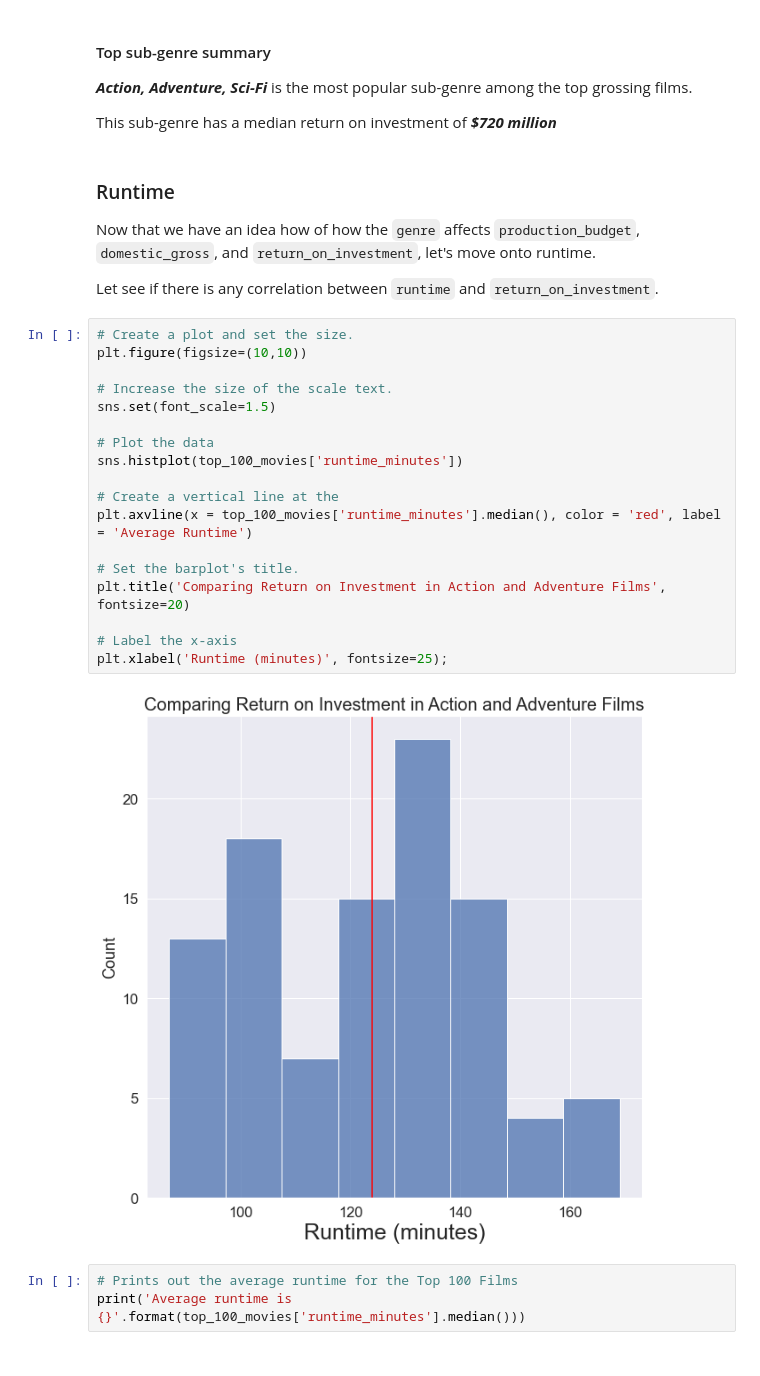
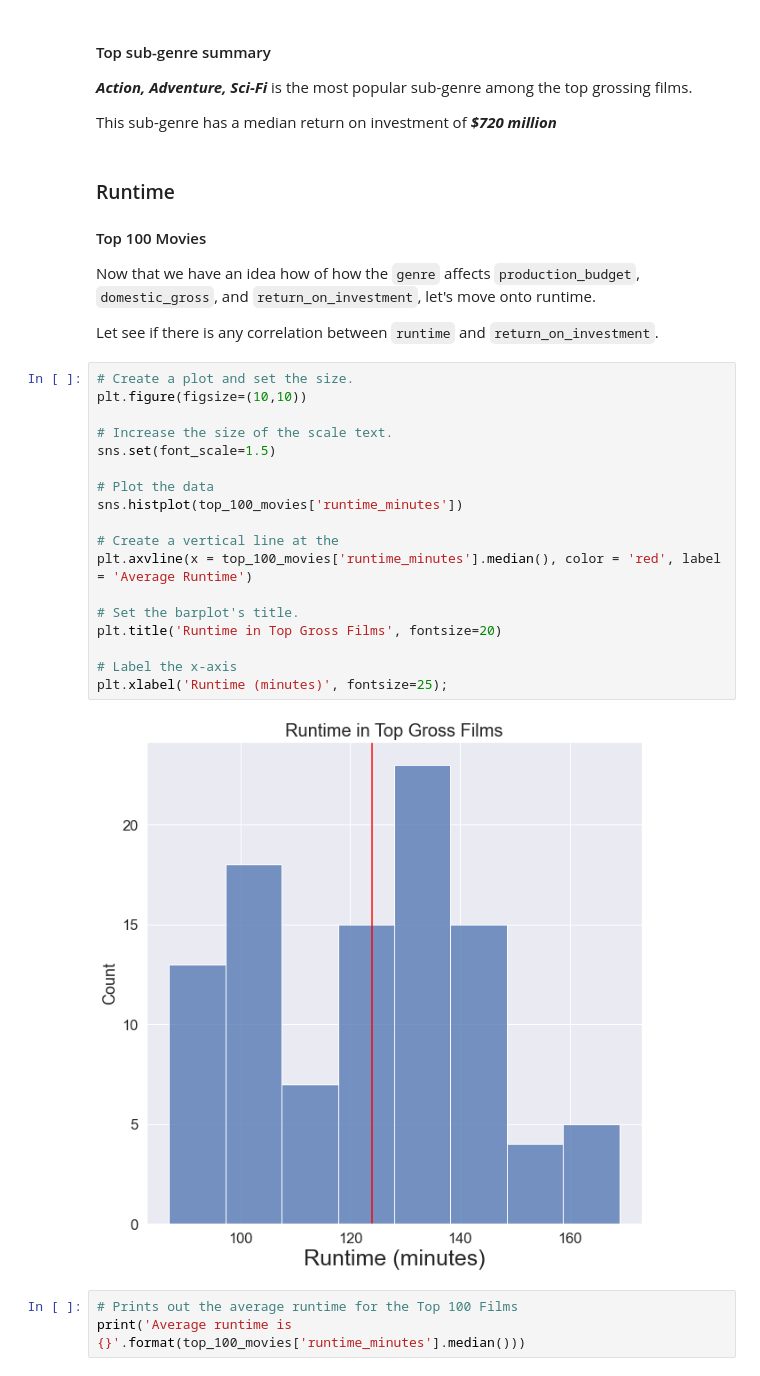
Before and after one commit to rustyb08/phase_1_project, a Jupyter notebook: Microsoft Original Content.ipynb, the cells around one changed output. Drawn from its saved outputs; the diff is of its cells as text.

Commit message:
Update Microsoft Original Content.ipynb
Added runtime vs Action/adventure film information

```diff
--- a/Microsoft Original Content.ipynb
+++ b/Microsoft Original Content.ipynb
@@ -1238,6 +1238,8 @@ plt.xlabel('Action and Adventure Films', fontsize=25);
 This sub-genre has a median return on investment of ***$720 million***
 # %% [markdown]
 ### Runtime
+
+#### Top 100 Movies
 
 Now that we have an idea how of how the `genre` affects `production_budget`, `domestic_gross`, and `return_on_investment`, let's move onto runtime.
 
@@ -1245,23 +1247,23 @@ Let see if there is any correlation between `runtime` and `return_on_investment`
 # %%
 # Create a plot and set the size.
 plt.figure(figsize=(10,10))
 
 # Increase the size of the scale text.
 sns.set(font_scale=1.5)
 
 # Plot the data
 sns.histplot(top_100_movies['runtime_minutes'])
 
 # Create a vertical line at the
 plt.axvline(x = top_100_movies['runtime_minutes'].median(), color = 'red', label = 'Average Runtime')
 
 # Set the barplot's title.
-plt.title('Comparing Return on Investment in Action and Adventure Films', fontsize=20)
+plt.title('Runtime in Top Gross Films', fontsize=20)
 
 # Label the x-axis
 plt.xlabel('Runtime (minutes)', fontsize=25);
 # %% [output]
-[figure, old version]
+[figure, new version]
 # %%
 # Prints out the average runtime for the Top 100 Films
 print('Average runtime is {}'.format(top_100_movies['runtime_minutes'].median()))
```
Also changed, not shown: parts of 9 cells of this notebook.
